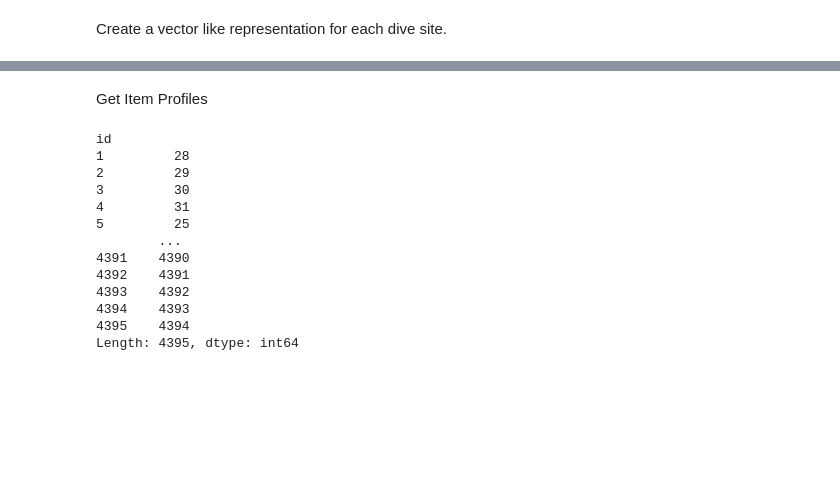
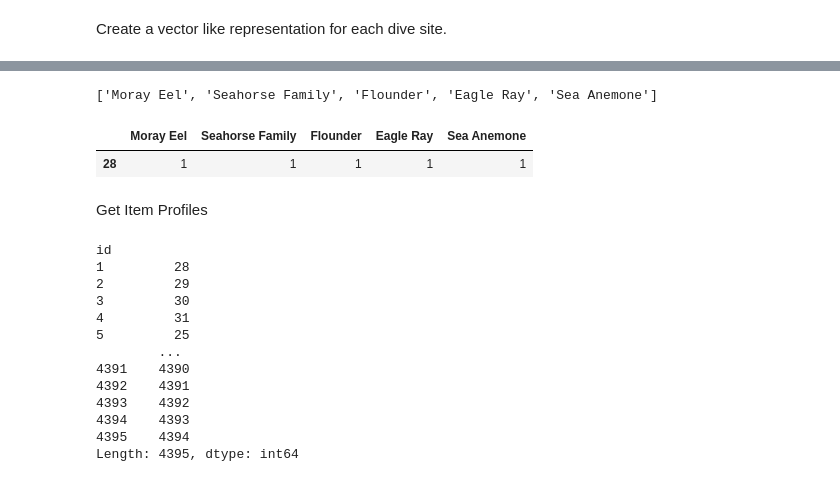
Before and after one commit to pvinnbru/data_integration, a Jupyter notebook: analysis/content_based_recommendendations.ipynb, the cells around one changed output, grey strips where cells are left out. Cells and saved outputs as stored; diff of their text form; code cells hidden in the pictures; blank space fills up the shorter version.

```diff
--- a/analysis/content_based_recommendendations.ipynb
+++ b/analysis/content_based_recommendendations.ipynb
@@ -188,3 +243,26 @@ converted_dive_sites
+# %%
+# Quick Test
+
+# Dive site 1 has the following animals
+animal_ids_in_dive_site_1 = occurrences[occurrences['dive_site_id'] == 1]["animal_id"].tolist()
+
+# Get the names of the animals in animal_ids_in_dive_site_1
+animal_names_in_dive_site_1 = []
+for animal_id in animal_ids_in_dive_site_1:
+    animal_name = animals[animals['id'] == animal_id]['name'].values[0]
+    animal_names_in_dive_site_1.append(animal_name)
+
+print(animal_names_in_dive_site_1)
+
+# Check if the columns with an animal_name included in animal_names_in_dive_site_1 are set to 1 - the rest should be 0
+assert converted_dive_sites.loc[converted_dive_sites['id'] == 1, animal_names_in_dive_site_1].values.all() == 1
+assert converted_dive_sites.loc[converted_dive_sites['id'] == 1, ~converted_dive_sites.columns.isin(animal_names_in_dive_site_1)].values.all() == 0
+
+converted_dive_sites.loc[converted_dive_sites['id'] == 1, animal_names_in_dive_site_1]
+# %% [output]
+['Moray Eel', 'Seahorse Family', 'Flounder', 'Eagle Ray', 'Sea Anemone']
+|  | Moray Eel | Seahorse Family | Flounder | Eagle Ray | Sea Anemone |
+| 28 | 1 | 1 | 1 | 1 | 1 |
 # %% [markdown]
 Get Item Profiles
 # %%
```
Also changed, not shown: parts of 17 cells of this notebook.
